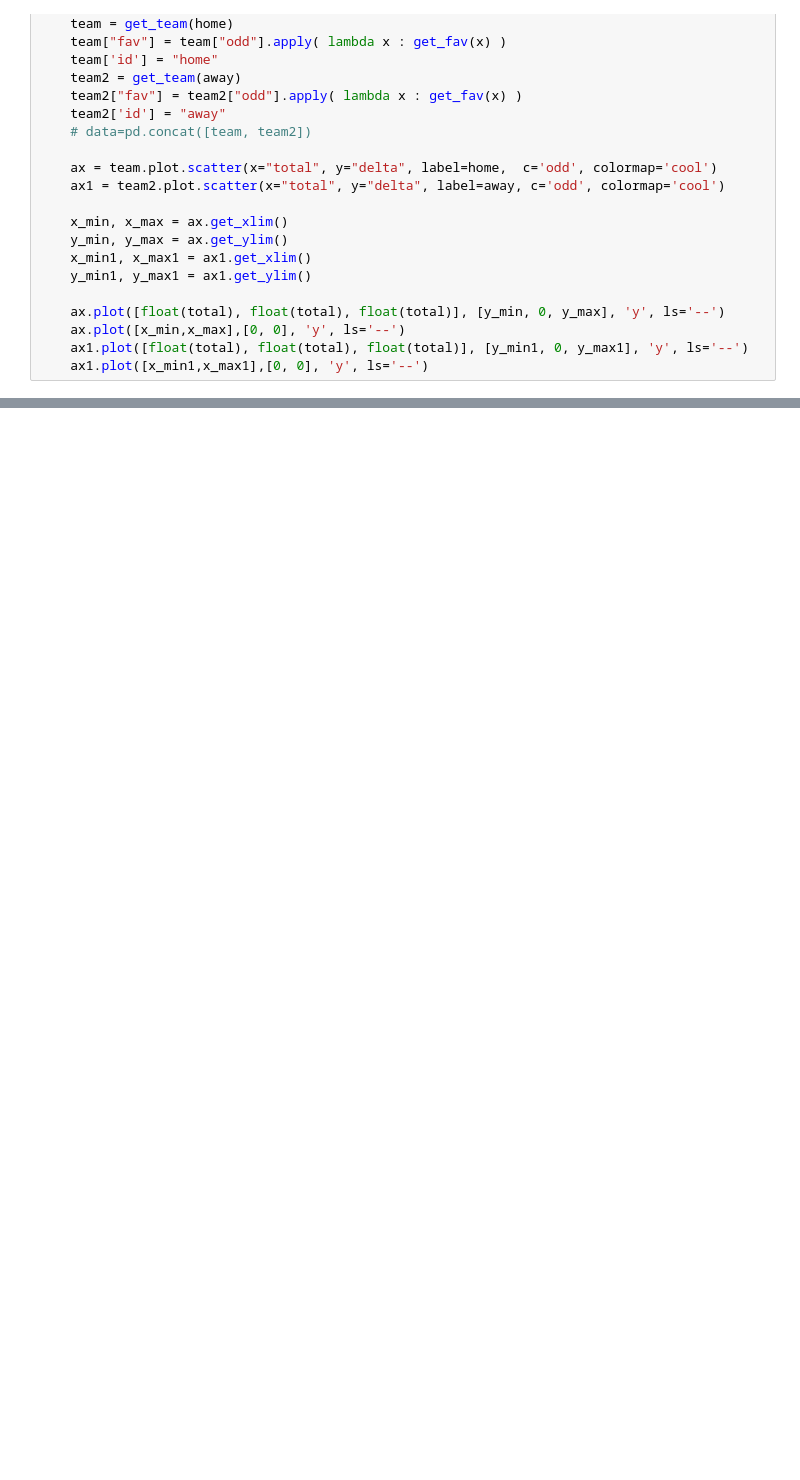
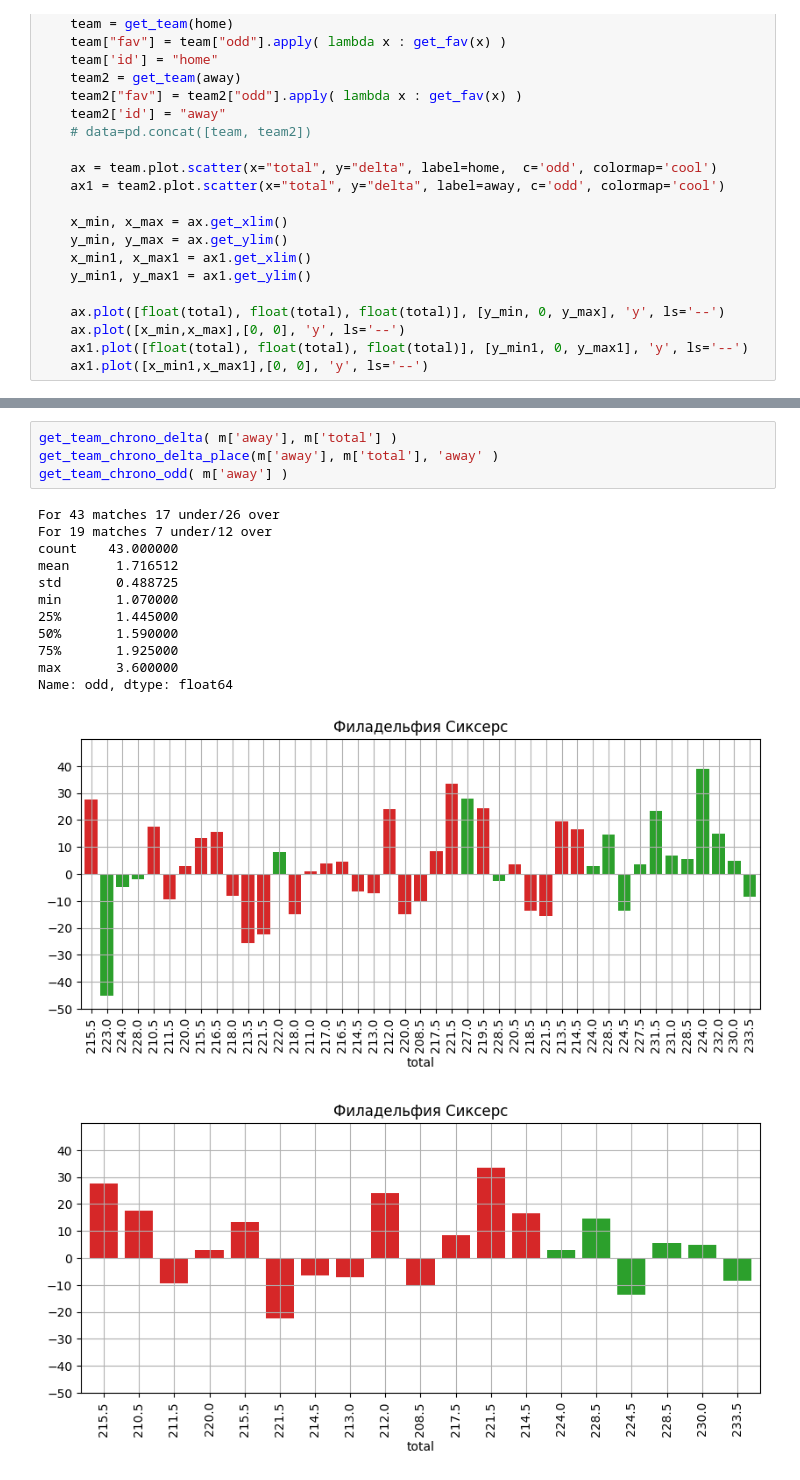
Before and after one commit to glahiator/basket_total, a Jupyter notebook: analyze.ipynb, the cells around one changed output, grey strips where cells are left out. Saved outputs shown, nothing was run; the diff lists cells and outputs as text; blank space fills up the shorter version.

```diff
--- a/analyze.ipynb
+++ b/analyze.ipynb
@@ -159,0 +162,18 @@ SyntaxError: invalid syntax (4075087739.py, line 1)
+# %%
+get_team_chrono_delta( m['away'], m['total'] )
+get_team_chrono_delta_place(m['away'], m['total'], 'away' )
+get_team_chrono_odd( m['away'] )
+# %% [output]
+For 43 matches 17 under/26 over
+For 19 matches 7 under/12 over
+count    43.000000
+mean      1.716512
+std       0.488725
+min       1.070000
+25%       1.445000
+50%       1.590000
+75%       1.925000
+max       3.600000
+Name: odd, dtype: float64
+[figure, added]
+[figure, added]
```
Also changed, not shown: parts of 8 cells of this notebook, 4 other files.
